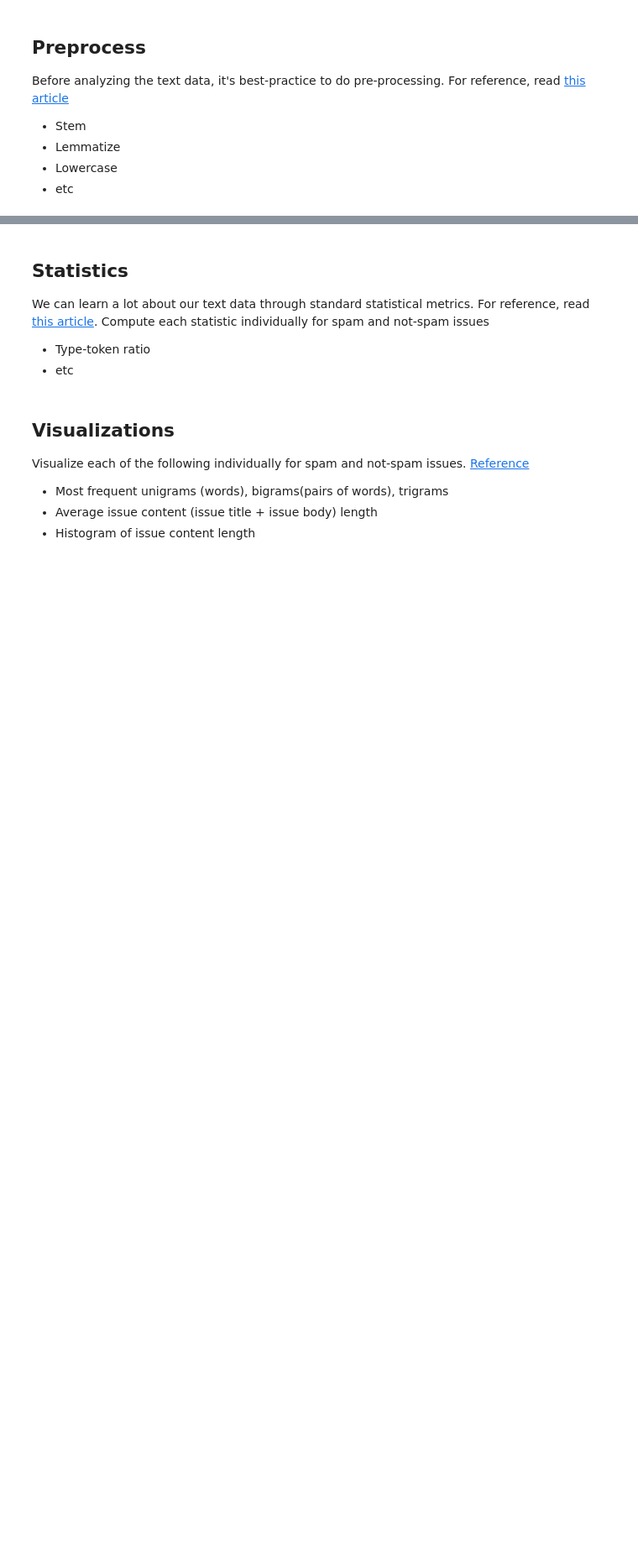
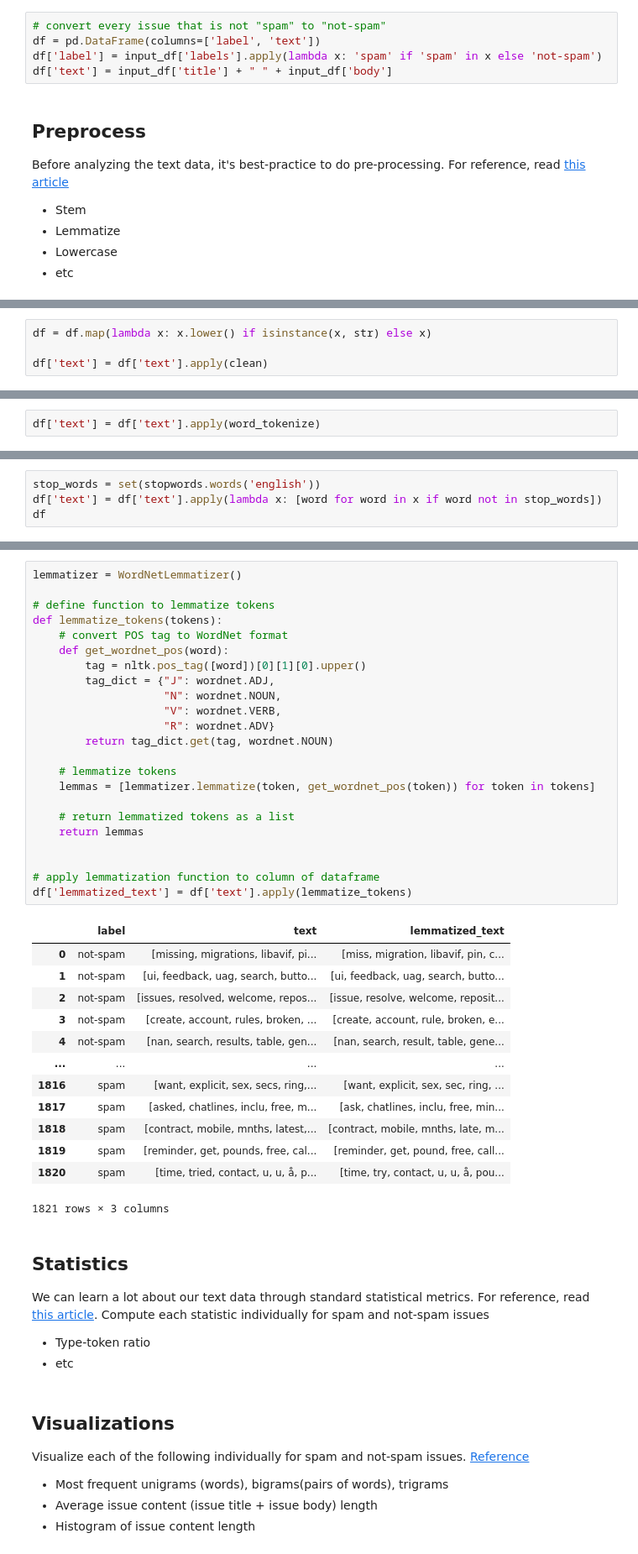
Before and after one commit to mishasinitcyn/RepoCleanup-backend, a Jupyter notebook: EDA/exploratory_data_analysis.ipynb, the cells around one changed output, grey strips where cells are left out. Shown: that part at 84% size. Cells and saved outputs as stored; diff of their text form; blank space fills up the shorter version.

Commit message:
feat: pre-process issue title and body into lemmatized tokens

```diff
--- a/EDA/exploratory_data_analysis.ipynb
+++ b/EDA/exploratory_data_analysis.ipynb
@@ -18,3 +39,8 @@ print(CORPUS_FILENAME)
+# %%
+# convert every issue that is not "spam" to "not-spam"
+df = pd.DataFrame(columns=['label', 'text'])
+df['label'] = input_df['labels'].apply(lambda x: 'spam' if 'spam' in x else 'not-spam')
+df['text'] = input_df['title'] + " " + input_df['body']
 # %% [markdown]
 ## Preprocess
 Before analyzing the text data, it's best-practice to do pre-processing. For reference, read [this article](https://medium.com/@maleeshadesilva21/preprocessing-steps-for-natural-language-processing-nlp-a-beginners-guide-d6d9bf7689c9)
@@ -24,0 +72,4 @@ Before analyzing the text data, it's best-practice to do pre-processing. For ref
+# %%
+df = df.map(lambda x: x.lower() if isinstance(x, str) else x)
+
+df['text'] = df['text'].apply(clean)
@@ -24,0 +78,2 @@ Before analyzing the text data, it's best-practice to do pre-processing. For ref
+# %%
+df['text'] = df['text'].apply(word_tokenize)
@@ -24,0 +82,4 @@ Before analyzing the text data, it's best-practice to do pre-processing. For ref
+# %%
+stop_words = set(stopwords.words('english'))
+df['text'] = df['text'].apply(lambda x: [word for word in x if word not in stop_words])
+df
@@ -25,3 +102,40 @@ Before analyzing the text data, it's best-practice to do pre-processing. For ref
+# %%
+lemmatizer = WordNetLemmatizer()
+
+# define function to lemmatize tokens
+def lemmatize_tokens(tokens):
+    # convert POS tag to WordNet format
+    def get_wordnet_pos(word):
+        tag = nltk.pos_tag([word])[0][1][0].upper()
+        tag_dict = {"J": wordnet.ADJ,
+                    "N": wordnet.NOUN,
+                    "V": wordnet.VERB,
+                    "R": wordnet.ADV}
+        return tag_dict.get(tag, wordnet.NOUN)
+
+    # lemmatize tokens
+    lemmas = [lemmatizer.lemmatize(token, get_wordnet_pos(token)) for token in tokens]
+
+    # return lemmatized tokens as a list
+    return lemmas
+
+
+# apply lemmatization function to column of dataframe
+df['lemmatized_text'] = df['text'].apply(lemmatize_tokens)
+# %% [output]
+|  | label | text | lemmatized_text |
+| 0 | not-spam | [missing, migrations, libavif, pi... | [miss, migration, libavif, pin, c... |
+| 1 | not-spam | [ui, feedback, uag, search, butto... | [ui, feedback, uag, search, butto... |
+| 2 | not-spam | [issues, resolved, welcome, repos... | [issue, resolve, welcome, reposit... |
+| 3 | not-spam | [create, account, rules, broken, ... | [create, account, rule, broken, e... |
+| 4 | not-spam | [nan, search, results, table, gen... | [nan, search, result, table, gene... |
+| ... | ... | ... | ... |
+| 1816 | spam | [want, explicit, sex, secs, ring,... | [want, explicit, sex, sec, ring, ... |
+| 1817 | spam | [asked, chatlines, inclu, free, m... | [ask, chatlines, inclu, free, min... |
+| 1818 | spam | [contract, mobile, mnths, latest,... | [contract, mobile, mnths, late, m... |
+| 1819 | spam | [reminder, get, pounds, free, cal... | [reminder, get, pound, free, call... |
+| 1820 | spam | [time, tried, contact, u, u, å, p... | [time, try, contact, u, u, å, pou... |
+1821 rows × 3 columns
 # %% [markdown]
 ## Statistics
 We can learn a lot about our text data through standard statistical metrics. For reference, read [this article](https://neptune.ai/blog/exploratory-data-analysis-natural-language-processing-tools). Compute each statistic individually for spam and not-spam issues
```
Also changed, not shown: parts of 12 cells of this notebook, 1 other file.
